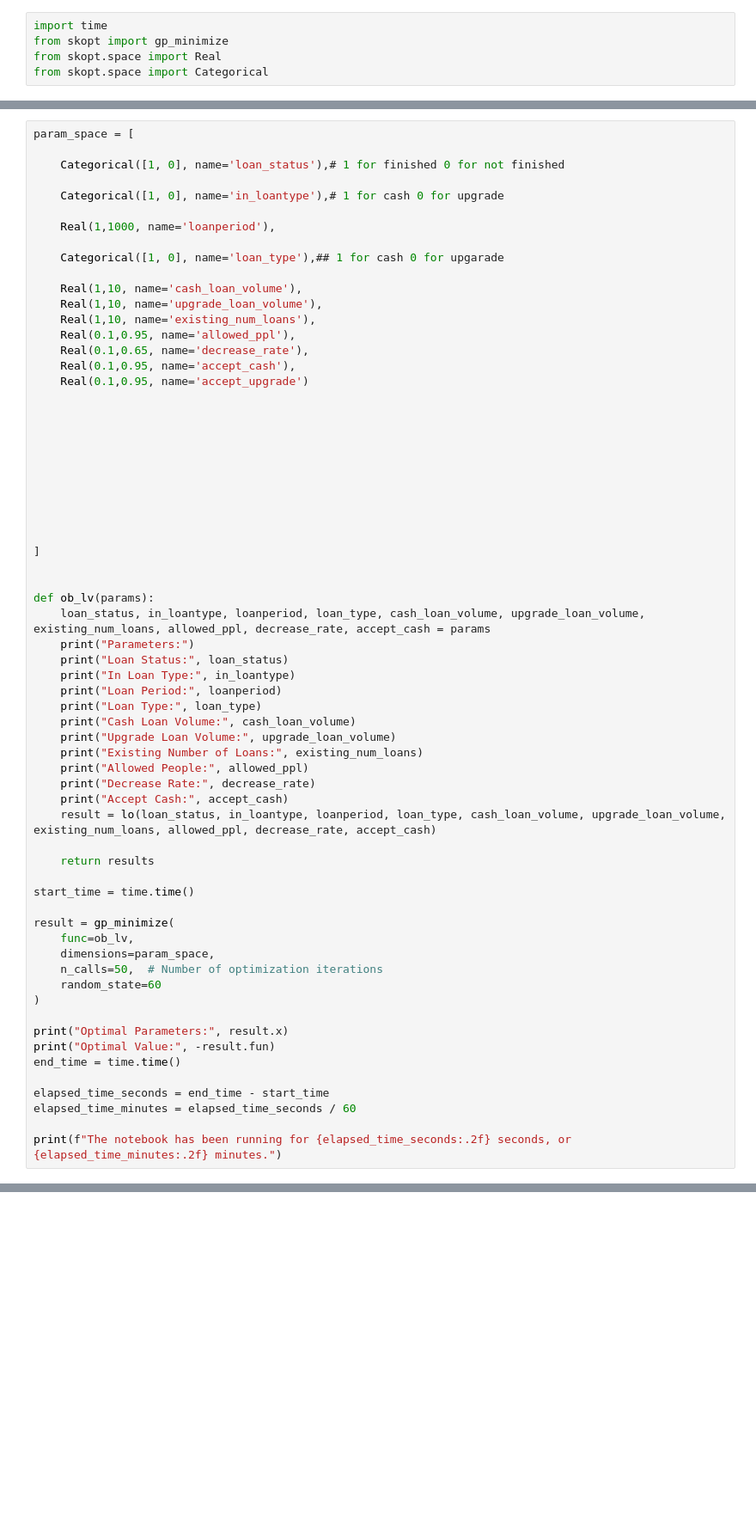
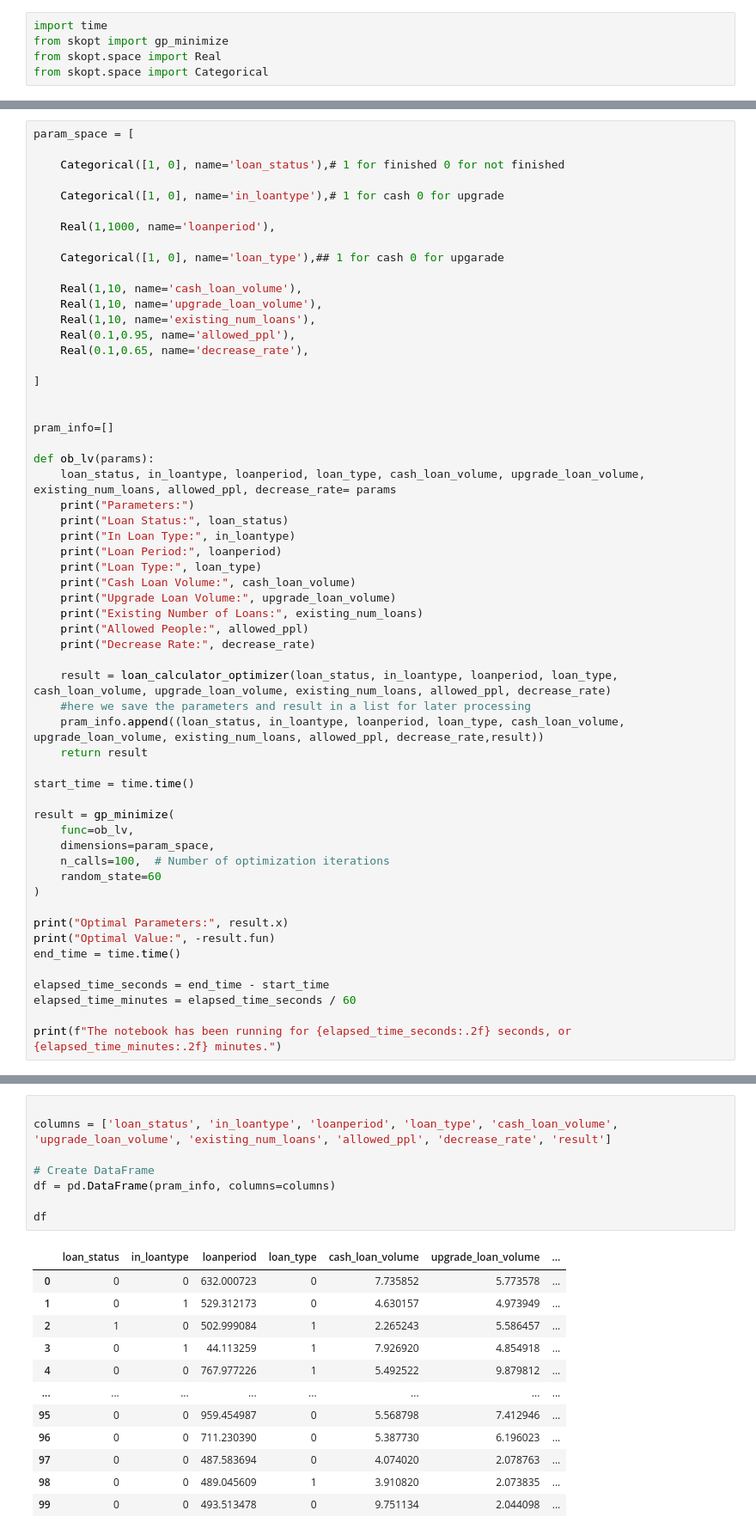
Before and after one commit to DanGatobu/submit, a Jupyter notebook: solution.ipynb, the cells around one changed output, grey strips where cells are left out. Shown: that part at 86% size. Drawn from its saved outputs; the diff is of its cells as text; blank space fills up the shorter version.

```diff
--- a/solution.ipynb
+++ b/solution.ipynb
@@ -248,23 +339,14 @@ param_space = [
     Real(1,10, name='existing_num_loans'),
     Real(0.1,0.95, name='allowed_ppl'),
     Real(0.1,0.65, name='decrease_rate'),
-    Real(0.1,0.95, name='accept_cash'),
-    Real(0.1,0.95, name='accept_upgrade')
-
-
-
-
-
-
-
-
-
 
 ]
 
 
+pram_info=[]
+
 def ob_lv(params):
-    loan_status, in_loantype, loanperiod, loan_type, cash_loan_volume, upgrade_loan_volume, existing_num_loans, allowed_ppl, decrease_rate, accept_cash = params
+    loan_status, in_loantype, loanperiod, loan_type, cash_loan_volume, upgrade_loan_volume, existing_num_loans, allowed_ppl, decrease_rate= params
     print("Parameters:")
     print("Loan Status:", loan_status)
     print("In Loan Type:", in_loantype)
@@ -275,17 +357,18 @@ def ob_lv(params):
     print("Existing Number of Loans:", existing_num_loans)
     print("Allowed People:", allowed_ppl)
     print("Decrease Rate:", decrease_rate)
-    print("Accept Cash:", accept_cash)
-    result = lo(loan_status, in_loantype, loanperiod, loan_type, cash_loan_volume, upgrade_loan_volume, existing_num_loans, allowed_ppl, decrease_rate, accept_cash)
 
-    return results
+    result = loan_calculator_optimizer(loan_status, in_loantype, loanperiod, loan_type, cash_loan_volume, upgrade_loan_volume, existing_num_loans, allowed_ppl, decrease_rate)
+    #here we save the parameters and result in a list for later processing
+    pram_info.append((loan_status, in_loantype, loanperiod, loan_type, cash_loan_volume, upgrade_loan_volume, existing_num_loans, allowed_ppl, decrease_rate,result))
+    return result
 
 start_time = time.time()
 
 result = gp_minimize(
     func=ob_lv,
     dimensions=param_space,
-    n_calls=50,  # Number of optimization iterations
+    n_calls=100,  # Number of optimization iterations
     random_state=60
 )
 
@@ -299,0 +401,21 @@ print(f"The notebook has been running for {elapsed_time_seconds:.2f} seconds, or
+# %%
+
+columns = ['loan_status', 'in_loantype', 'loanperiod', 'loan_type', 'cash_loan_volume', 'upgrade_loan_volume', 'existing_num_loans', 'allowed_ppl', 'decrease_rate', 'result']
+
+# Create DataFrame
+df = pd.DataFrame(pram_info, columns=columns)
+
+df
+# %% [output]
+|  | loan_status | in_loantype | loanperiod | loan_type | cash_loan_volume | upgrade_loan_volume | ... |
+| 0 | 0 | 0 | 632.000723 | 0 | 7.735852 | 5.773578 | ... |
+| 1 | 0 | 1 | 529.312173 | 0 | 4.630157 | 4.973949 | ... |
+| 2 | 1 | 0 | 502.999084 | 1 | 2.265243 | 5.586457 | ... |
+| 3 | 0 | 1 | 44.113259 | 1 | 7.926920 | 4.854918 | ... |
+| 4 | 0 | 0 | 767.977226 | 1 | 5.492522 | 9.879812 | ... |
+| ... | ... | ... | ... | ... | ... | ... | ... |
+| 95 | 0 | 0 | 959.454987 | 0 | 5.568798 | 7.412946 | ... |
+| 96 | 0 | 0 | 711.230390 | 0 | 5.387730 | 6.196023 | ... |
+| 97 | 0 | 0 | 487.583694 | 0 | 4.074020 | 2.078763 | ... |
+| 98 | 0 | 0 | 489.045609 | 1 | 3.910820 | 2.073835 | ... |
+| 99 | 0 | 0 | 493.513478 | 0 | 9.751134 | 2.044098 | ... |
```
Also changed, not shown: parts of 32 cells of this notebook, 1 other file.
